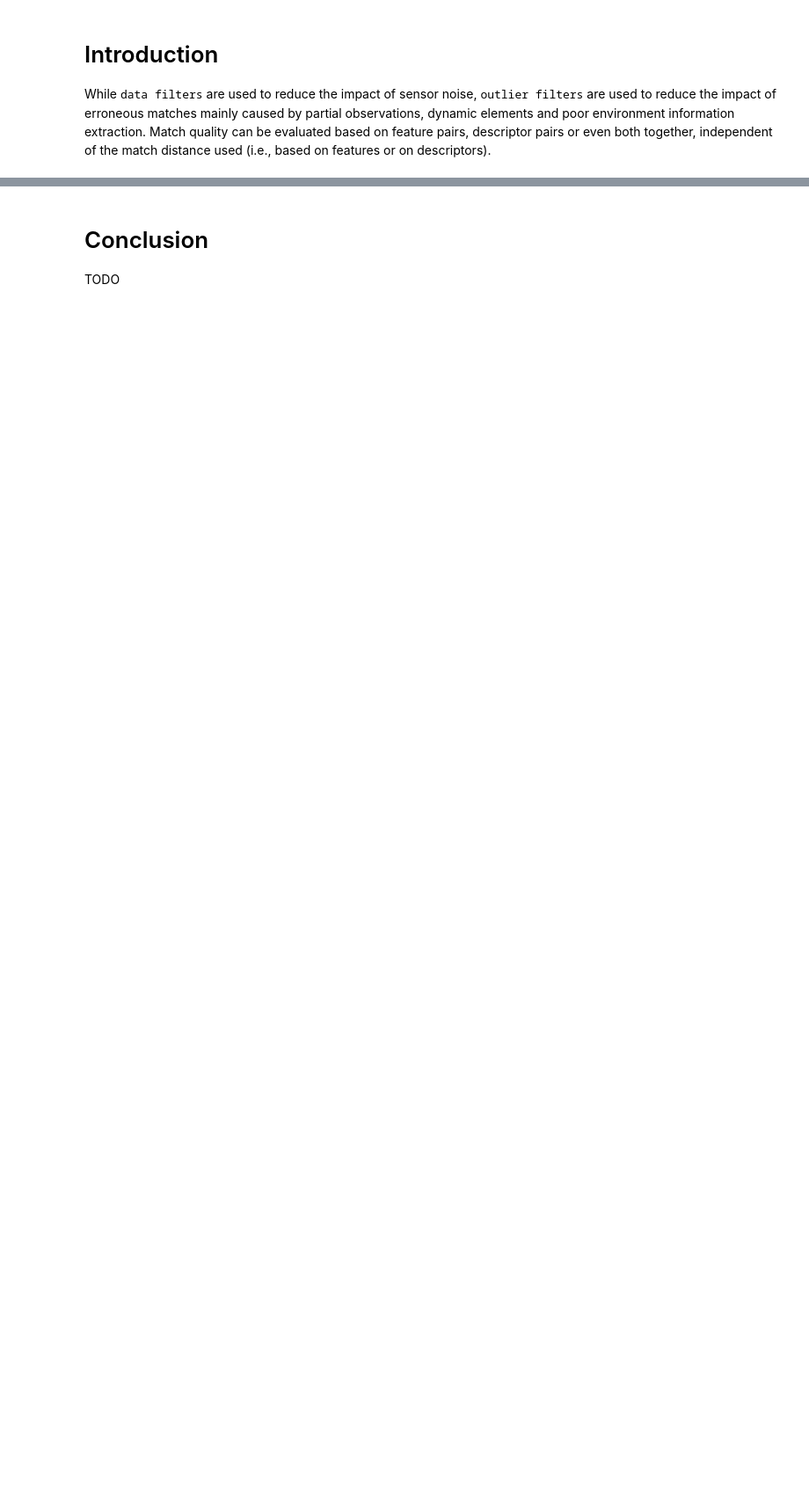
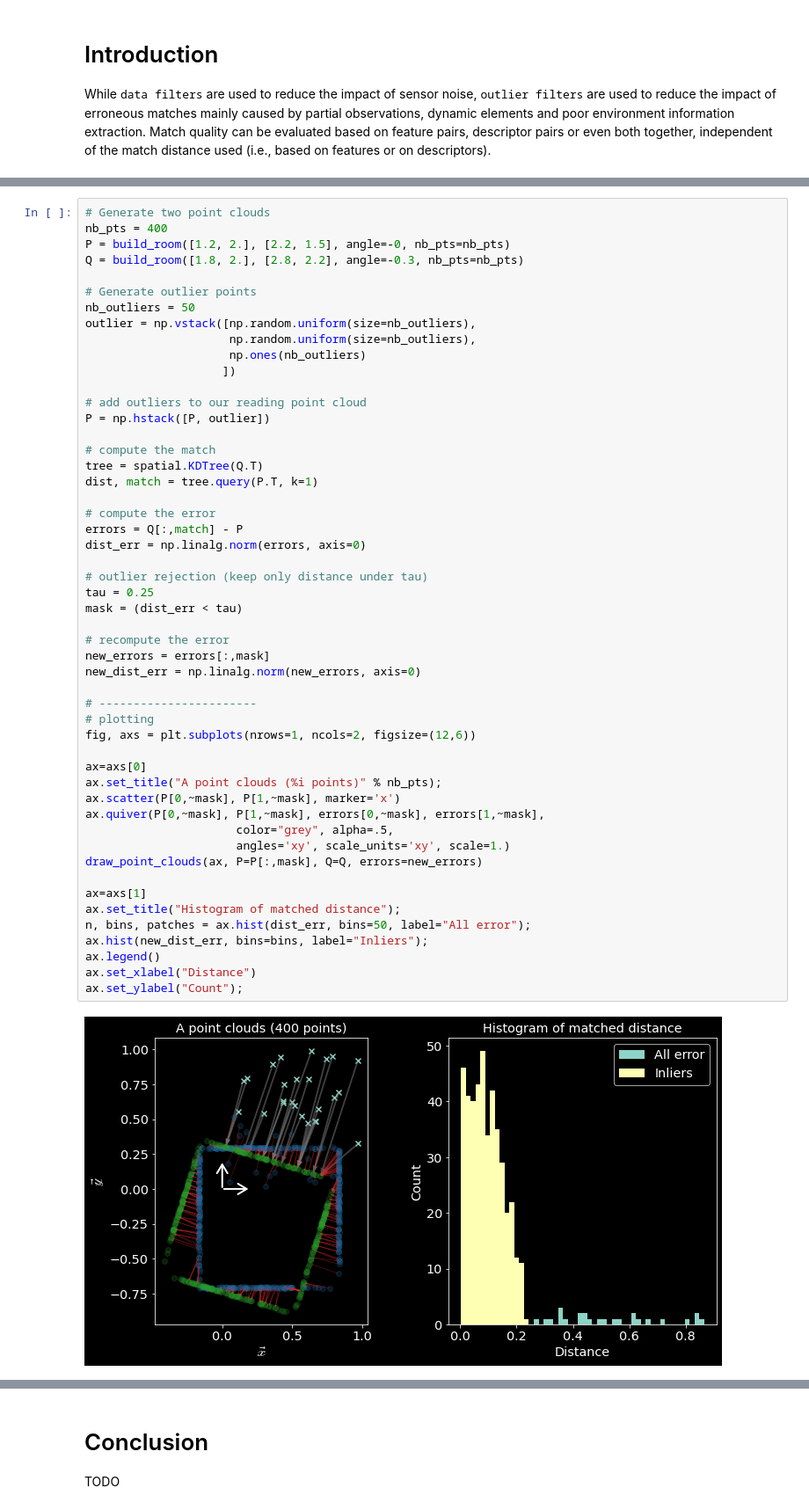
Before and after one commit to norlab-ulaval/percep3d_lessons, a Jupyter notebook: registration/3-lesson_outliers.ipynb, the cells around one changed output, grey strips where cells are left out. Shown: that part at 88% size. Saved outputs shown, nothing was run; the diff lists cells and outputs as text; blank space fills up the shorter version.

Commit message:
finished outliers

```diff
--- a/registration/3-lesson_outliers.ipynb
+++ b/registration/3-lesson_outliers.ipynb
@@ -77,0 +100,53 @@ In the case of a hard outlier filter such as this one, one can equivalently defi
+# %%
+# Generate two point clouds
+nb_pts = 400
+P = build_room([1.2, 2.], [2.2, 1.5], angle=-0, nb_pts=nb_pts)
+Q = build_room([1.8, 2.], [2.8, 2.2], angle=-0.3, nb_pts=nb_pts)
+
+# Generate outlier points
+nb_outliers = 50
+outlier = np.vstack([np.random.uniform(size=nb_outliers),
+                     np.random.uniform(size=nb_outliers),
+                     np.ones(nb_outliers)
+                    ])
+
+# add outliers to our reading point cloud
+P = np.hstack([P, outlier])
+
+# compute the match
+tree = spatial.KDTree(Q.T)
+dist, match = tree.query(P.T, k=1)
+
+# compute the error
+errors = Q[:,match] - P
+dist_err = np.linalg.norm(errors, axis=0)
+
+# outlier rejection (keep only distance under tau)
+tau = 0.25
+mask = (dist_err < tau)
+
+# recompute the error
+new_errors = errors[:,mask]
+new_dist_err = np.linalg.norm(new_errors, axis=0)
+
+# -----------------------
+# plotting
+fig, axs = plt.subplots(nrows=1, ncols=2, figsize=(12,6))
+
+ax=axs[0]
+ax.set_title("A point clouds (%i points)" % nb_pts);
+ax.scatter(P[0,~mask], P[1,~mask], marker='x')
+ax.quiver(P[0,~mask], P[1,~mask], errors[0,~mask], errors[1,~mask],
+                      color="grey", alpha=.5,
+                      angles='xy', scale_units='xy', scale=1.)
+draw_point_clouds(ax, P=P[:,mask], Q=Q, errors=new_errors)
+
+ax=axs[1]
+ax.set_title("Histogram of matched distance");
+n, bins, patches = ax.hist(dist_err, bins=50, label="All error");
+ax.hist(new_dist_err, bins=bins, label="Inliers");
+ax.legend()
+ax.set_xlabel("Distance")
+ax.set_ylabel("Count");
+# %% [output]
+[figure, added]
```
Also changed, not shown: parts of 8 cells of this notebook.
